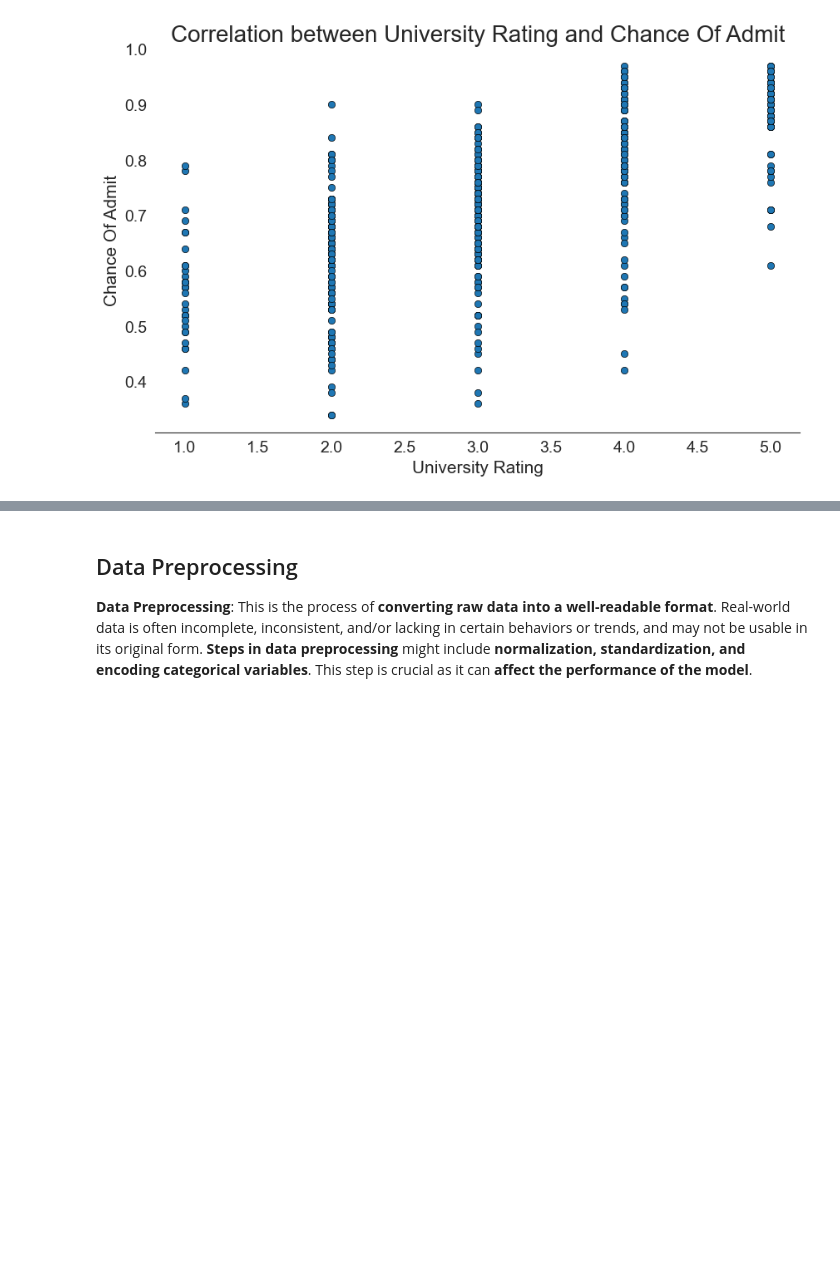
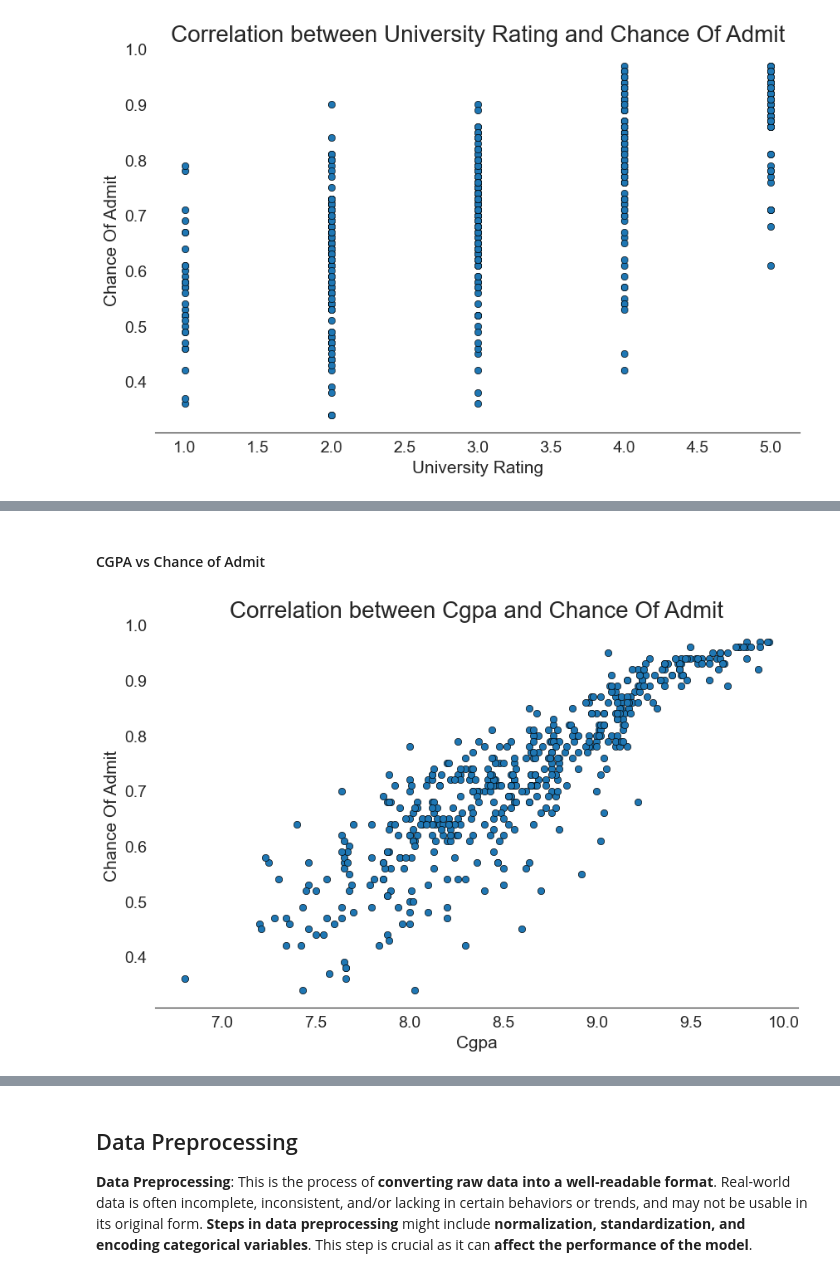
Before and after one commit to stefansphtr/Deep-Learning-Regression-with-Admissions-Data, a Jupyter notebook: Graduate_Admissions_Prediction_with_TensorFlow.ipynb, the cells around one changed output, grey strips where cells are left out. Saved outputs shown, nothing was run; the diff lists cells and outputs as text; code cells hidden in the pictures; blank space fills up the shorter version.

```diff
--- a/Graduate_Admissions_Prediction_with_TensorFlow.ipynb
+++ b/Graduate_Admissions_Prediction_with_TensorFlow.ipynb
@@ -487,0 +510,11 @@ utils.plot_correlation(
+# %% [markdown]
+#### CGPA vs Chance of Admit
+# %%
+# Plot the scatter plot of CGPA vs Chance of Admit
+utils.plot_correlation(
+    df=df_admissions,
+    feature="cgpa",
+    target="chance_of_admit",
+)
+# %% [output]
+[figure, added]
```
Also changed, not shown: parts of 7 cells of this notebook.
